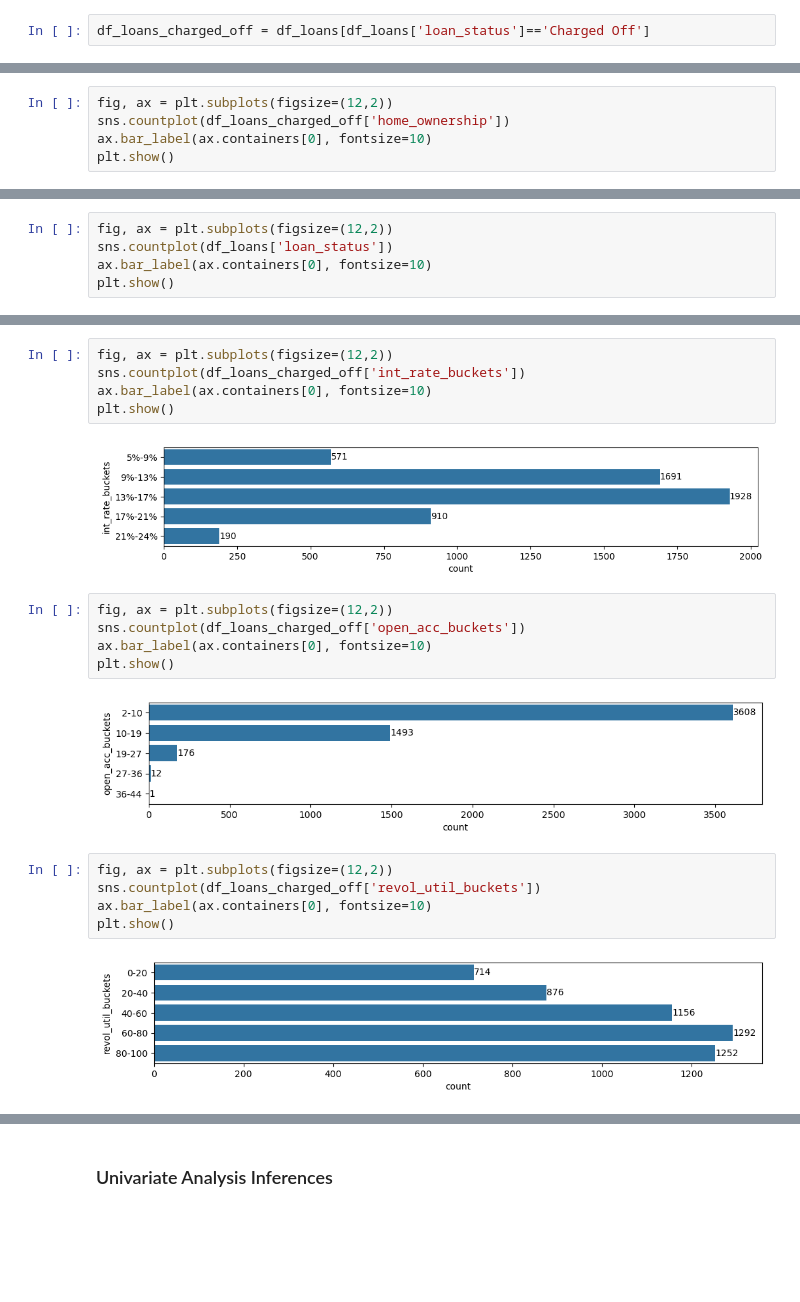
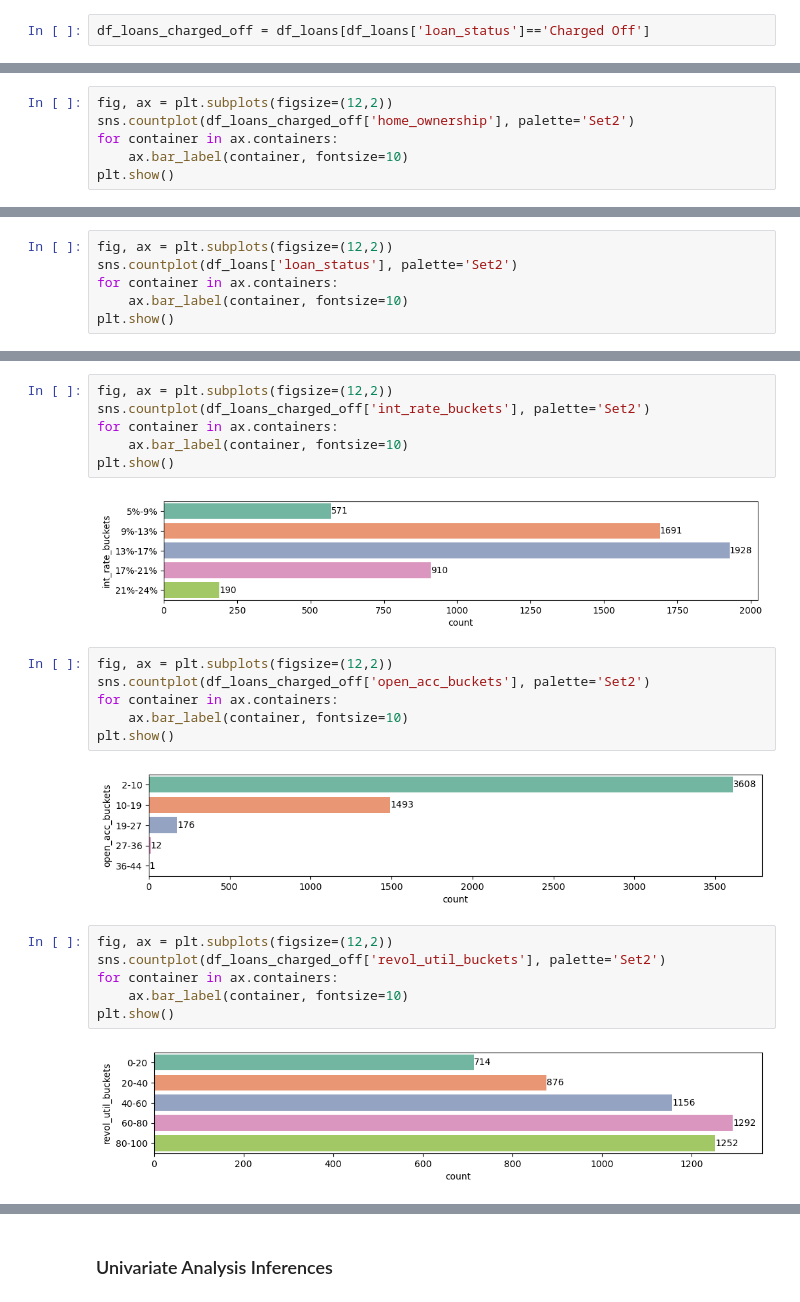
Before and after one commit to mkviswanadh/LendingClubCaseStudy, a Jupyter notebook: Lending_Club_Case_Study.ipynb, the cells around one changed output, grey strips where cells are left out. Drawn from its saved outputs; the diff is of its cells as text; blank space fills up the shorter version.

```diff
--- a/Lending_Club_Case_Study.ipynb
+++ b/Lending_Club_Case_Study.ipynb
@@ -529,6 +535,7 @@ plt.show()
 # %%
 fig, ax = plt.subplots(figsize=(12,2))
-sns.countplot(df_loans_charged_off['home_ownership'])
-ax.bar_label(ax.containers[0], fontsize=10)
+sns.countplot(df_loans_charged_off['home_ownership'], palette='Set2')
+for container in ax.containers:
+    ax.bar_label(container, fontsize=10)
 plt.show()
 # %% [output]
@@ -536,6 +543,7 @@ plt.show()
 # %%
 fig, ax = plt.subplots(figsize=(12,2))
-sns.countplot(df_loans['loan_status'])
-ax.bar_label(ax.containers[0], fontsize=10)
+sns.countplot(df_loans['loan_status'], palette='Set2')
+for container in ax.containers:
+    ax.bar_label(container, fontsize=10)
 plt.show()
 # %% [output]
@@ -543,23 +551,26 @@ plt.show()
 # %%
 fig, ax = plt.subplots(figsize=(12,2))
-sns.countplot(df_loans_charged_off['int_rate_buckets'])
-ax.bar_label(ax.containers[0], fontsize=10)
+sns.countplot(df_loans_charged_off['int_rate_buckets'], palette='Set2')
+for container in ax.containers:
+    ax.bar_label(container, fontsize=10)
 plt.show()
 # %% [output]
-[figure, old version]
+[figure, new version]
 # %%
 fig, ax = plt.subplots(figsize=(12,2))
-sns.countplot(df_loans_charged_off['open_acc_buckets'])
-ax.bar_label(ax.containers[0], fontsize=10)
+sns.countplot(df_loans_charged_off['open_acc_buckets'], palette='Set2')
+for container in ax.containers:
+    ax.bar_label(container, fontsize=10)
 plt.show()
 # %% [output]
-[figure, old version]
+[figure, new version]
 # %%
 fig, ax = plt.subplots(figsize=(12,2))
-sns.countplot(df_loans_charged_off['revol_util_buckets'])
-ax.bar_label(ax.containers[0], fontsize=10)
+sns.countplot(df_loans_charged_off['revol_util_buckets'], palette='Set2')
+for container in ax.containers:
+    ax.bar_label(container, fontsize=10)
 plt.show()
 # %% [output]
-[figure, old version]
+[figure, new version]
 # %%
 fig, ax = plt.subplots(figsize=(12,2))
```
Also changed, not shown: parts of 14 cells of this notebook.
